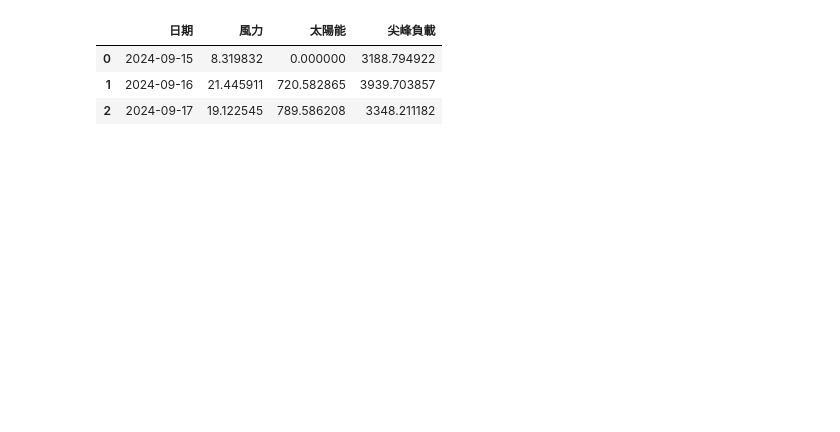
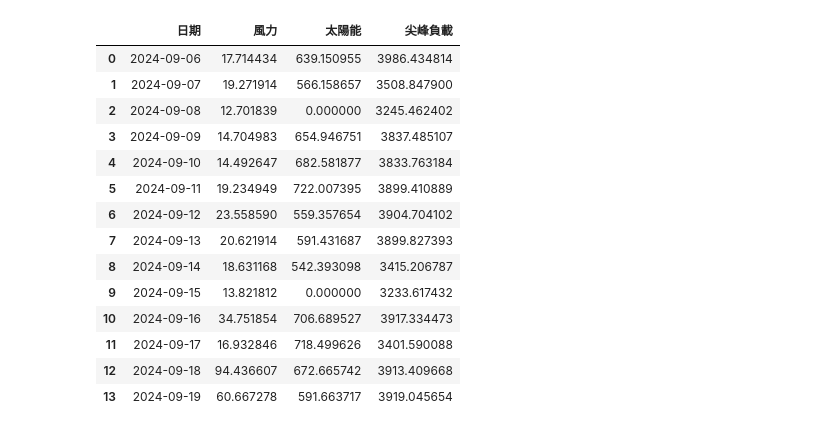
Before and after one commit to skyjadel/Taipower, a Jupyter notebook: Manual_Predict.ipynb, the cells around one changed output. Drawn from its saved outputs; the diff is of its cells as text; code cells hidden in the pictures; blank space fills up the shorter version.

```diff
--- a/Manual_Predict.ipynb
+++ b/Manual_Predict.ipynb
@@ -9,12 +9,23 @@ from sklearn.model_selection import train_test_split
 # %%
 data_path = './historical/data/'
 # %%
-model_path = './trained_model_parameters/models_tobe_evaluated/model_2024-09-14_NP/'
+model_path = './trained_model_parameters/models_tobe_evaluated/model_2024-09-05_NP/'
 #model_path = './trained_model_parameters/latest_model/'
 main_predict(data_path=data_path, model_path=model_path,
              predict_days=60, save_prediction=True, update_prediction=True, avoid_training_set=True)
 # %% [output]
 |  | 日期 | 風力 | 太陽能 | 尖峰負載 |
-| 0 | 2024-09-15 | 8.319832 | 0.000000 | 3188.794922 |
-| 1 | 2024-09-16 | 21.445911 | 720.582865 | 3939.703857 |
-| 2 | 2024-09-17 | 19.122545 | 789.586208 | 3348.211182 |
+| 0 | 2024-09-06 | 17.714434 | 639.150955 | 3986.434814 |
+| 1 | 2024-09-07 | 19.271914 | 566.158657 | 3508.847900 |
+| 2 | 2024-09-08 | 12.701839 | 0.000000 | 3245.462402 |
+| 3 | 2024-09-09 | 14.704983 | 654.946751 | 3837.485107 |
+| 4 | 2024-09-10 | 14.492647 | 682.581877 | 3833.763184 |
+| 5 | 2024-09-11 | 19.234949 | 722.007395 | 3899.410889 |
+| 6 | 2024-09-12 | 23.558590 | 559.357654 | 3904.704102 |
+| 7 | 2024-09-13 | 20.621914 | 591.431687 | 3899.827393 |
+| 8 | 2024-09-14 | 18.631168 | 542.393098 | 3415.206787 |
+| 9 | 2024-09-15 | 13.821812 | 0.000000 | 3233.617432 |
+| 10 | 2024-09-16 | 34.751854 | 706.689527 | 3917.334473 |
+| 11 | 2024-09-17 | 16.932846 | 718.499626 | 3401.590088 |
+| 12 | 2024-09-18 | 94.436607 | 672.665742 | 3913.409668 |
+| 13 | 2024-09-19 | 60.667278 | 591.663717 | 3919.045654 |
```
Also changed, not shown: 10 other files.
